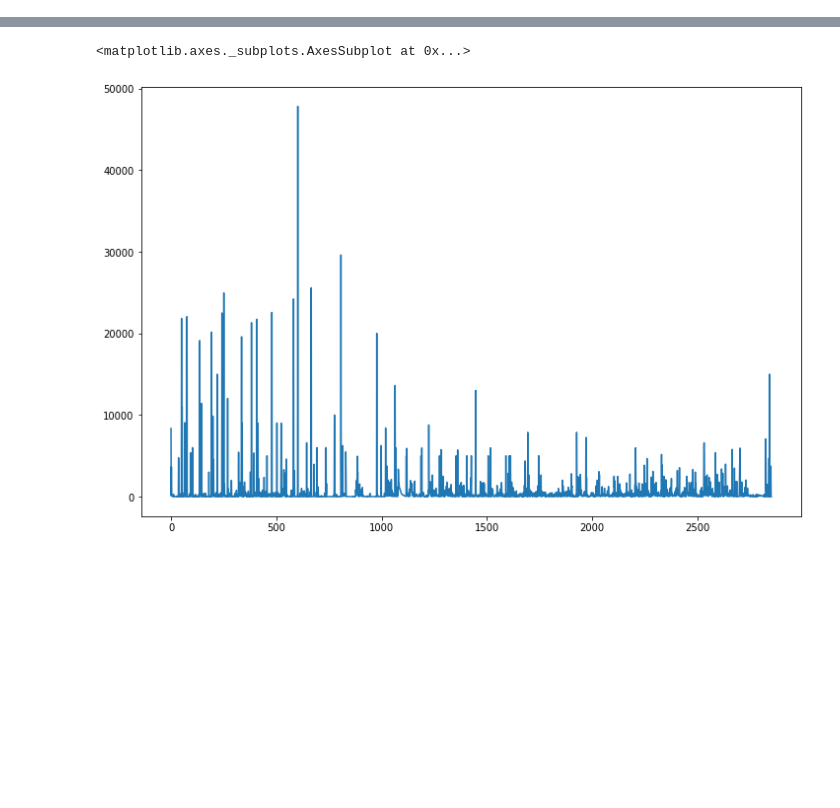
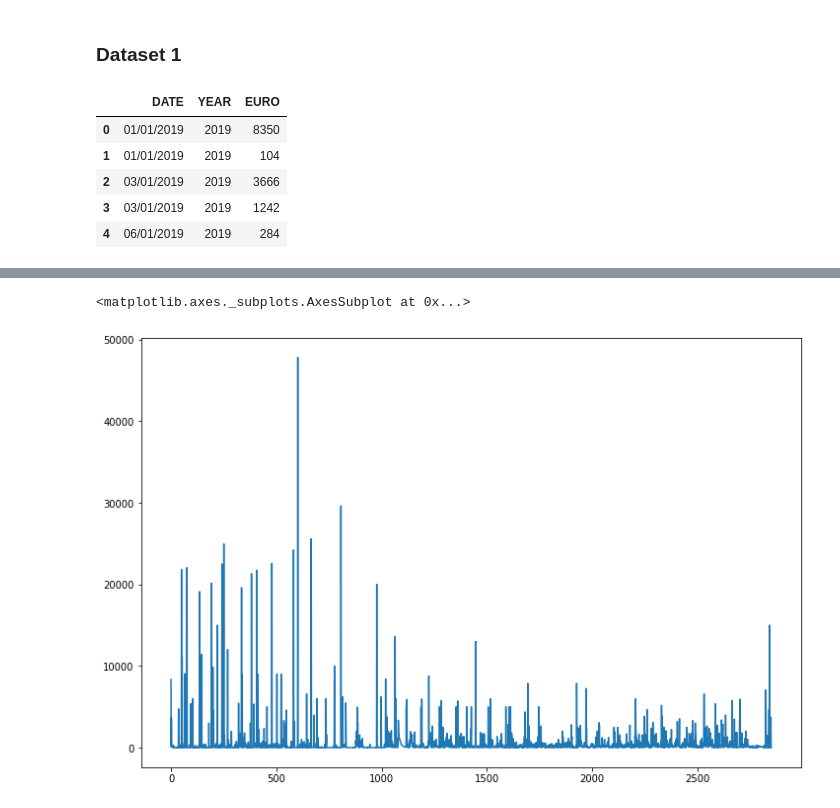
Before and after one commit to AbdulWajid99/Time_Series_Project, a Jupyter notebook: General1.ipynb, the cells around one changed output, grey strips where cells are left out. Saved outputs shown, nothing was run; the diff lists cells and outputs as text; code cells hidden in the pictures; blank space fills up the shorter version.

Commit message:
Data preprocessing and visualization

```diff
--- a/General1.ipynb
+++ b/General1.ipynb
@@ -1,3 +1,21 @@
+# %% [markdown]
+### **Dataset 1**
+# %%
+# import require libraries
+import pandas as pd
+import numpy as np
+import matplotlib.pyplot as plt
+
+# read General1 dataset
+df = pd.read_csv('/content/drive/MyDrive/Time_Series-Hassan/General/Data1.csv', parse_dates=True)
+df.head()
+# %% [output]
+|  | DATE | YEAR | EURO |
+| 0 | 01/01/2019 | 2019 | 8350 |
+| 1 | 01/01/2019 | 2019 | 104 |
+| 2 | 03/01/2019 | 2019 | 3666 |
+| 3 | 03/01/2019 | 2019 | 1242 |
+| 4 | 06/01/2019 | 2019 | 284 |
 # %%
 # import require libraries
 import pandas as pd
```
Also changed, not shown: parts of 1 cell of this notebook.
